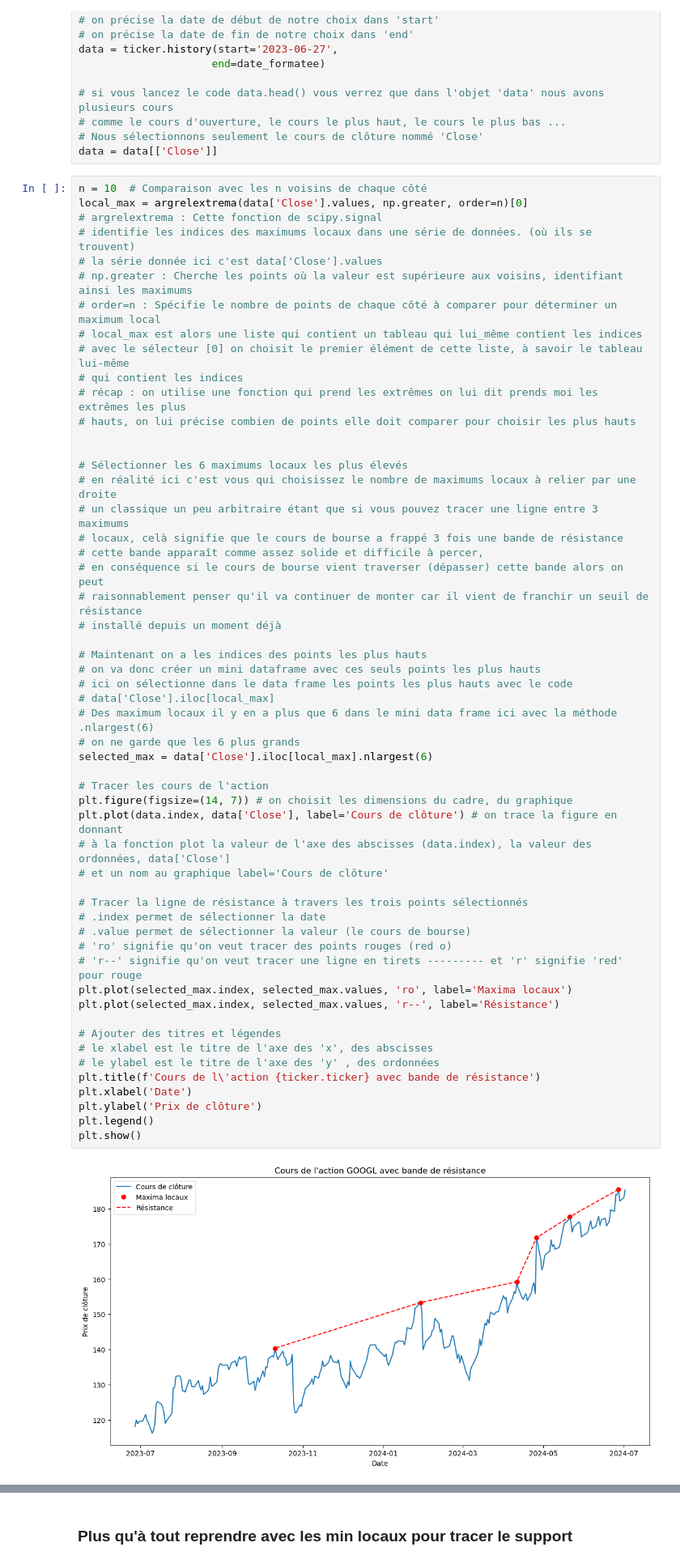
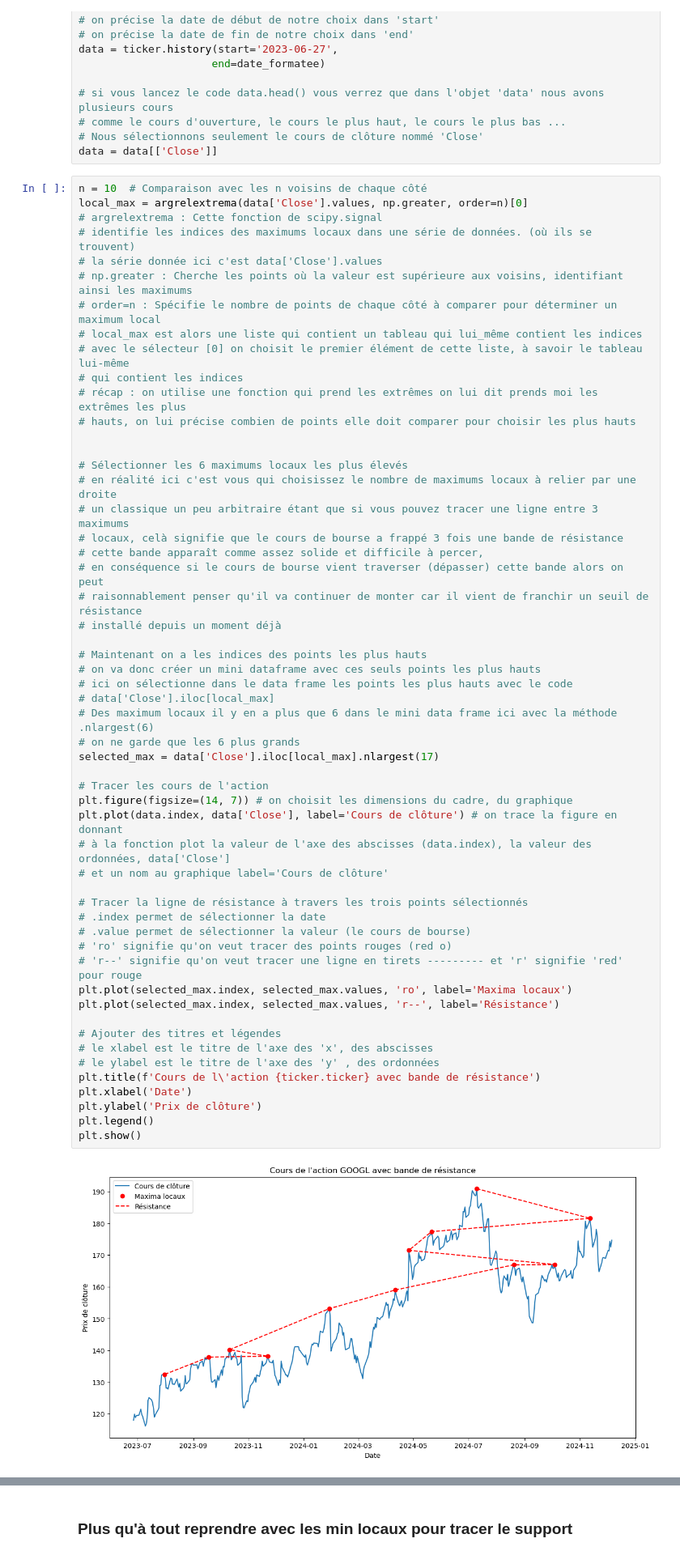
Before and after one commit to viennetcesar/trading_code, a Jupyter notebook: abc_bourse_leçon1.ipynb, the cells around one changed output, grey strips where cells are left out. Shown at 81% size. Saved outputs shown, nothing was run; the diff lists cells and outputs as text.

```diff
--- a/abc_bourse_leçon1.ipynb
+++ b/abc_bourse_leçon1.ipynb
@@ -128,35 +128,35 @@ local_max = argrelextrema(data['Close'].values, np.greater, order=n)[0]
 # Maintenant on a les indices des points les plus hauts
 # on va donc créer un mini dataframe avec ces seuls points les plus hauts
 # ici on sélectionne dans le data frame les points les plus hauts avec le code
 # data['Close'].iloc[local_max]
 # Des maximum locaux il y en a plus que 6 dans le mini data frame ici avec la méthode .nlargest(6)
 # on ne garde que les 6 plus grands
-selected_max = data['Close'].iloc[local_max].nlargest(6)
+selected_max = data['Close'].iloc[local_max].nlargest(17)
 
 # Tracer les cours de l'action
 plt.figure(figsize=(14, 7)) # on choisit les dimensions du cadre, du graphique
 plt.plot(data.index, data['Close'], label='Cours de clôture') # on trace la figure en donnant
 # à la fonction plot la valeur de l'axe des abscisses (data.index), la valeur des ordonnées, data['Close']
 # et un nom au graphique label='Cours de clôture'
 
 # Tracer la ligne de résistance à travers les trois points sélectionnés
 # .index permet de sélectionner la date
 # .value permet de sélectionner la valeur (le cours de bourse)
 # 'ro' signifie qu'on veut tracer des points rouges (red o)
 # 'r--' signifie qu'on veut tracer une ligne en tirets --------- et 'r' signifie 'red' pour rouge
 plt.plot(selected_max.index, selected_max.values, 'ro', label='Maxima locaux')
 plt.plot(selected_max.index, selected_max.values, 'r--', label='Résistance')
 
 # Ajouter des titres et légendes
 # le xlabel est le titre de l'axe des 'x', des abscisses
 # le ylabel est le titre de l'axe des 'y' , des ordonnées
 plt.title(f'Cours de l\'action {ticker.ticker} avec bande de résistance')
 plt.xlabel('Date')
 plt.ylabel('Prix de clôture')
 plt.legend()
 plt.show()
 # %% [output]
-[figure, old version]
+[figure, new version]
 # %% [markdown]
 ### Tous les points sont reliés sur le graphique du dessus mais on aimerait plutôt avoir 2 bandes de résistances distinctes alors nous allons séparer dans le code qui suit les 3 points qui permettront d'obtenir la bande de résistance de gauche et les 3 points qui permettront d'obtenir la bande de résistance de droite
 # %%
```
Also changed, not shown: parts of 7 cells of this notebook.
